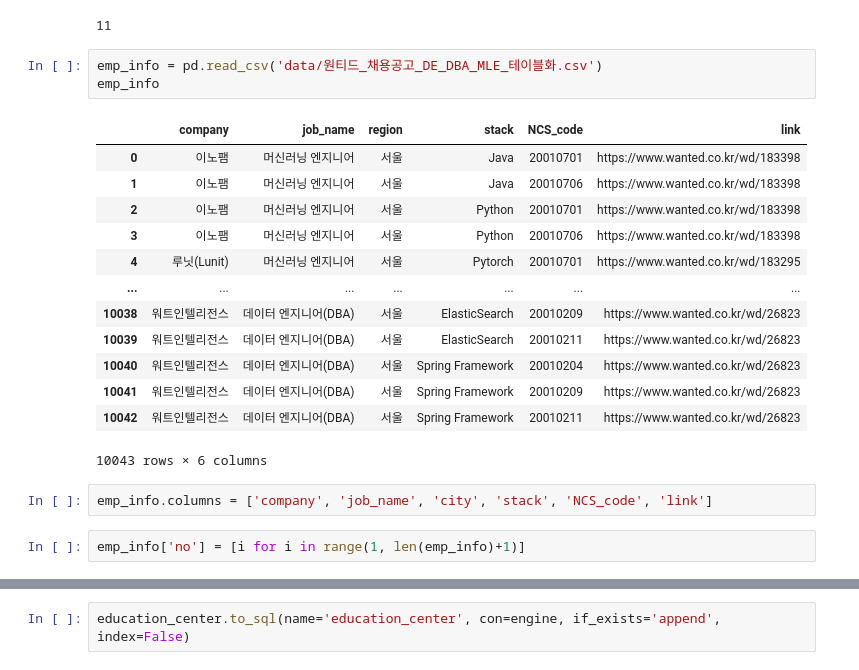
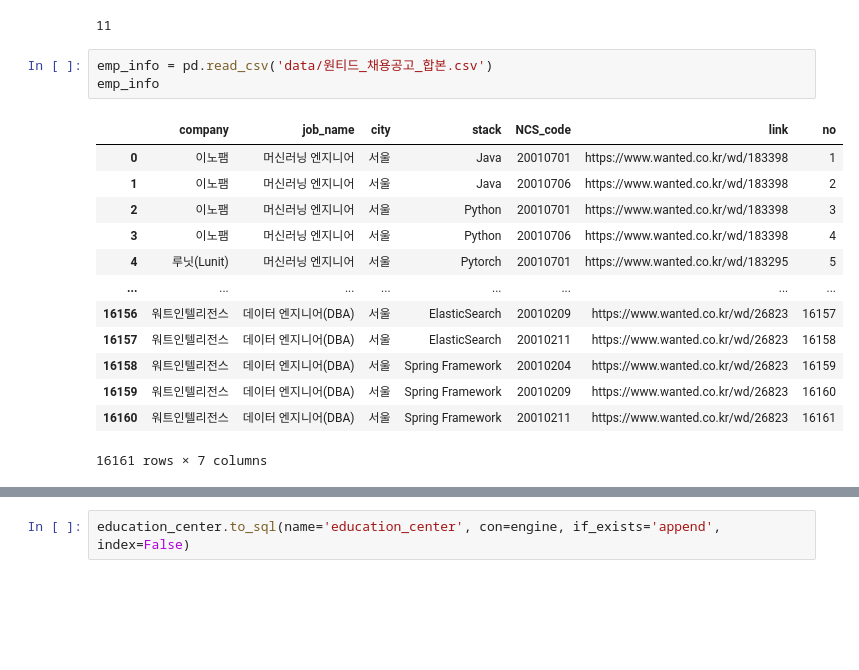
Before and after one commit to gchin97/multi_finalproject, a Jupyter notebook: analysis/db_push.ipynb, the cells around one changed output, grey strips where cells are left out. Drawn from its saved outputs; the diff is of its cells as text; blank space fills up the shorter version.

```diff
--- a/analysis/db_push.ipynb
+++ b/analysis/db_push.ipynb
@@ -87,26 +87,22 @@ ncs_jobname.to_sql(name='NCS_jobname', con=engine, if_exists='append', index=Fal
 # %% [output]
 11
 # %%
-emp_info = pd.read_csv('data/원티드_채용공고_DE_DBA_MLE_테이블화.csv')
+emp_info = pd.read_csv('data/원티드_채용공고_합본.csv')
 emp_info
 # %% [output]
-|  | company | job_name | region | stack | NCS_code | link |
-| 0 | 이노팸 | 머신러닝 엔지니어 | 서울 | Java | 20010701 | https://www.wanted.co.kr/wd/183398 |
-| 1 | 이노팸 | 머신러닝 엔지니어 | 서울 | Java | 20010706 | https://www.wanted.co.kr/wd/183398 |
-| 2 | 이노팸 | 머신러닝 엔지니어 | 서울 | Python | 20010701 | https://www.wanted.co.kr/wd/183398 |
-| 3 | 이노팸 | 머신러닝 엔지니어 | 서울 | Python | 20010706 | https://www.wanted.co.kr/wd/183398 |
-| 4 | 루닛(Lunit) | 머신러닝 엔지니어 | 서울 | Pytorch | 20010701 | https://www.wanted.co.kr/wd/183295 |
-| ... | ... | ... | ... | ... | ... | ... |
-| 10038 | 워트인텔리전스 | 데이터 엔지니어(DBA) | 서울 | ElasticSearch | 20010209 | https://www.wanted.co.kr/wd/26823 |
-| 10039 | 워트인텔리전스 | 데이터 엔지니어(DBA) | 서울 | ElasticSearch | 20010211 | https://www.wanted.co.kr/wd/26823 |
-| 10040 | 워트인텔리전스 | 데이터 엔지니어(DBA) | 서울 | Spring Framework | 20010204 | https://www.wanted.co.kr/wd/26823 |
-| 10041 | 워트인텔리전스 | 데이터 엔지니어(DBA) | 서울 | Spring Framework | 20010209 | https://www.wanted.co.kr/wd/26823 |
-| 10042 | 워트인텔리전스 | 데이터 엔지니어(DBA) | 서울 | Spring Framework | 20010211 | https://www.wanted.co.kr/wd/26823 |
+|  | company | job_name | city | stack | NCS_code | link | no |
+| 0 | 이노팸 | 머신러닝 엔지니어 | 서울 | Java | 20010701 | https://www.wanted.co.kr/wd/183398 | 1 |
+| 1 | 이노팸 | 머신러닝 엔지니어 | 서울 | Java | 20010706 | https://www.wanted.co.kr/wd/183398 | 2 |
+| 2 | 이노팸 | 머신러닝 엔지니어 | 서울 | Python | 20010701 | https://www.wanted.co.kr/wd/183398 | 3 |
+| 3 | 이노팸 | 머신러닝 엔지니어 | 서울 | Python | 20010706 | https://www.wanted.co.kr/wd/183398 | 4 |
+| 4 | 루닛(Lunit) | 머신러닝 엔지니어 | 서울 | Pytorch | 20010701 | https://www.wanted.co.kr/wd/183295 | 5 |
+| ... | ... | ... | ... | ... | ... | ... | ... |
+| 16156 | 워트인텔리전스 | 데이터 엔지니어(DBA) | 서울 | ElasticSearch | 20010209 | https://www.wanted.co.kr/wd/26823 | 16157 |
+| 16157 | 워트인텔리전스 | 데이터 엔지니어(DBA) | 서울 | ElasticSearch | 20010211 | https://www.wanted.co.kr/wd/26823 | 16158 |
+| 16158 | 워트인텔리전스 | 데이터 엔지니어(DBA) | 서울 | Spring Framework | 20010204 | https://www.wanted.co.kr/wd/26823 | 16159 |
+| 16159 | 워트인텔리전스 | 데이터 엔지니어(DBA) | 서울 | Spring Framework | 20010209 | https://www.wanted.co.kr/wd/26823 | 16160 |
+| 16160 | 워트인텔리전스 | 데이터 엔지니어(DBA) | 서울 | Spring Framework | 20010211 | https://www.wanted.co.kr/wd/26823 | 16161 |
-10043 rows × 6 columns
+16161 rows × 7 columns
-# %%
-emp_info.columns = ['company', 'job_name', 'city', 'stack', 'NCS_code', 'link']
-# %%
-emp_info['no'] = [i for i in range(1, len(emp_info)+1)]
 # %%
 emp_info.to_sql(name='emp_info', con=engine, if_exists='append', index=False)
 # %% [output]
```
Also changed, not shown: parts of 8 cells of this notebook, 1 other file.
